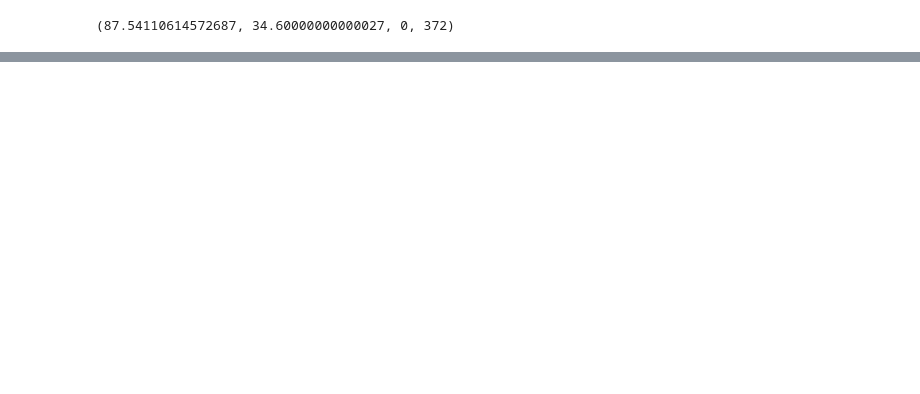
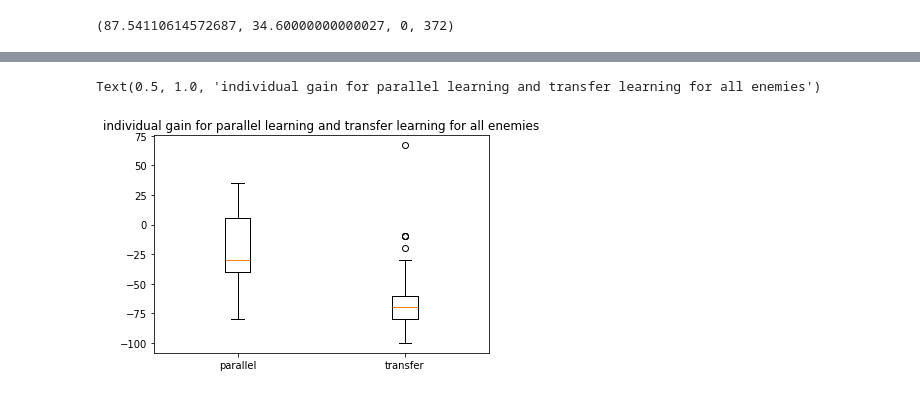
Before and after one commit to laurensjdv/evoman_framework, a Jupyter notebook: exp_generalist.ipynb, the cells around one changed output, grey strips where cells are left out. Drawn from its saved outputs; the diff is of its cells as text; code cells hidden in the pictures; blank space fills up the shorter version.

```diff
--- a/exp_generalist.ipynb
+++ b/exp_generalist.ipynb
@@ -315,0 +321,18 @@ for i in range(10):
+# %%
+gains = []
+
+gain_p = np.zeros(100,)
+gain_t = np.zeros(100,)
+for _ in range(5):
+    gain_p += evaluate_gain(best_env, best_pop)
+    gain_t += evaluate_gain(best_t_env, best_t_pop)
+
+gains.append(gain_p/5)
+gains.append(gain_t/5)
+# %%
+plt.boxplot(gains)
+plt.xticks([1, 2], ["parallel", "transfer"])
+plt.title('individual gain for parallel learning and transfer learning for all enemies')
+# %% [output]
+Text(0.5, 1.0, 'individual gain for parallel learning and transfer learning for all enemies')
+[figure, added]
```
Also changed, not shown: parts of 17 cells of this notebook, 2 other files.
